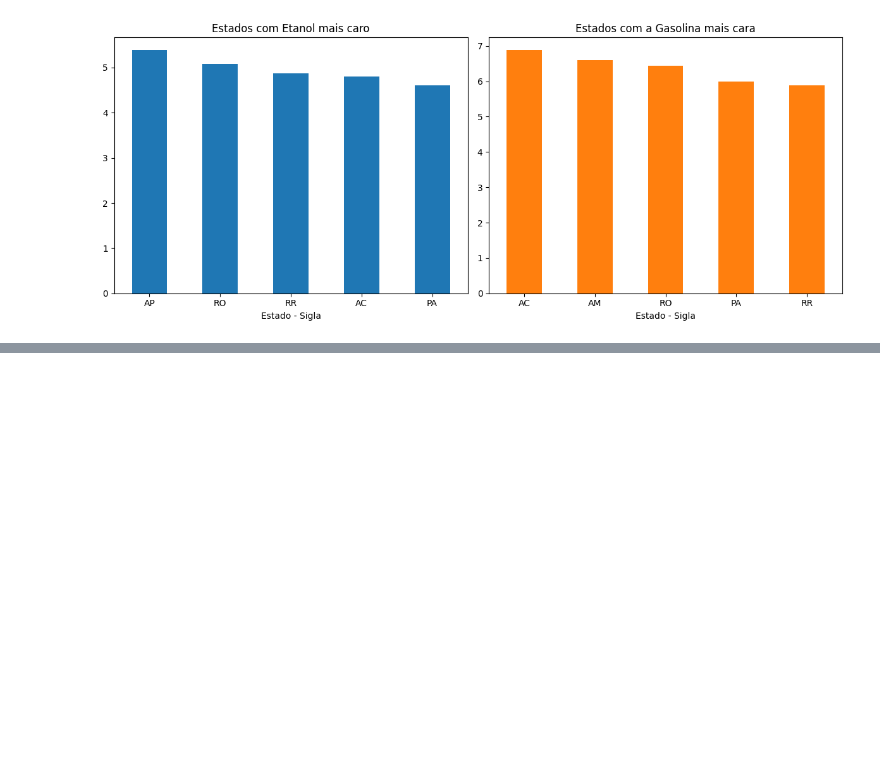
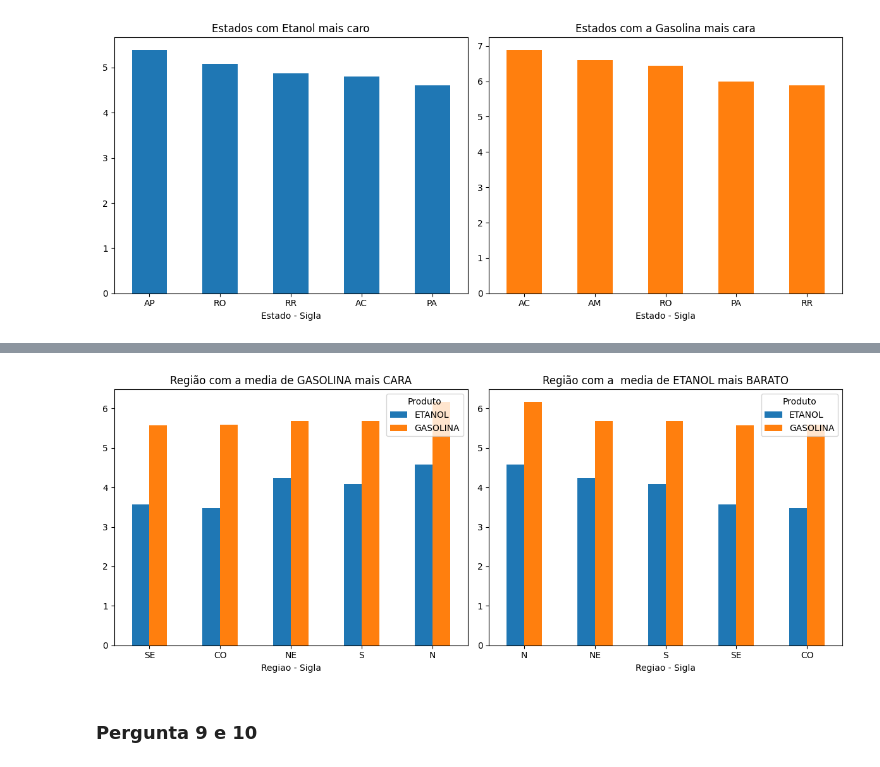
Before and after one commit to arthurlorran1/Projeto-4, a Jupyter notebook: notebook.ipynb, the cells around one changed output, grey strips where cells are left out. Saved outputs shown, nothing was run; the diff lists cells and outputs as text; code cells hidden in the pictures; blank space fills up the shorter version.

```diff
--- a/notebook.ipynb
+++ b/notebook.ipynb
@@ -324,0 +430,5 @@ plt.tight_layout()
+# %%
+gp4 = df.groupby(['Regiao - Sigla','Produto'])['Valor de Venda'].mean()
+gp4 = pd.DataFrame(gp4)
+gp4 = gp4['Valor de Venda'].unstack()
+gp4
@@ -324,0 +443,4 @@ plt.tight_layout()
+# %%
+# Sem filtrar os produtos
+top_G_gp4 = gp4.sort_values(by = 'GASOLINA')
+top_G_gp4
@@ -324,0 +455,4 @@ plt.tight_layout()
+# %%
+# Sem filtrar os produtos
+pot_E_gp4 = gp4.sort_values(by = 'ETANOL',ascending=False)
+pot_E_gp4
@@ -324,0 +467,14 @@ plt.tight_layout()
+# %%
+
+# 7. Qual a região que possui o maior valor médio da gasolina?
+# 8. Qual a região que possui o menor valor médio do etanol?
+
+
+fig, axs = plt.subplots(1, 2, figsize=(12, 5))
+top_G_gp4.plot.bar(rot=0, title='Região com a media de GASOLINA mais CARA', ax=axs[0])
+pot_E_gp4.plot.bar(rot=0, title='Região com a  media de ETANOL mais BARATO', ax=axs[1])
+plt.tight_layout()
+# %% [output]
+[figure, added]
+# %% [markdown]
+### Pergunta 9 e 10
```
Also changed, not shown: parts of 44 cells of this notebook, 2 other files.
